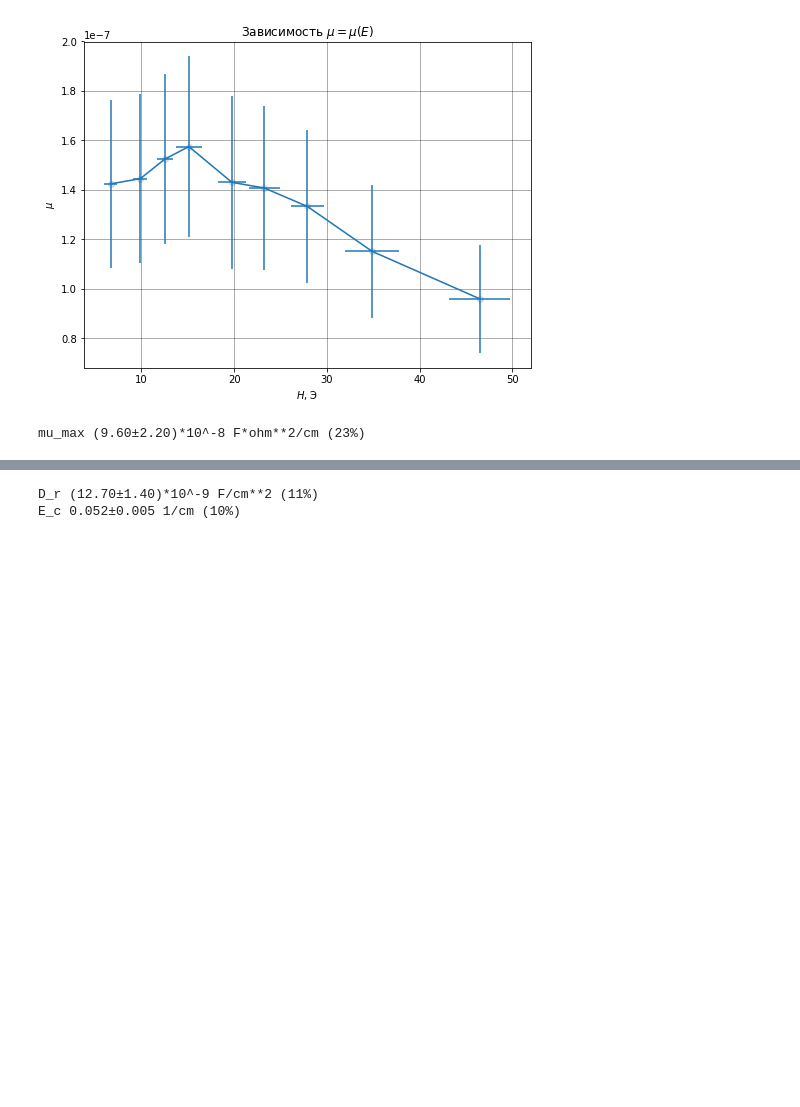
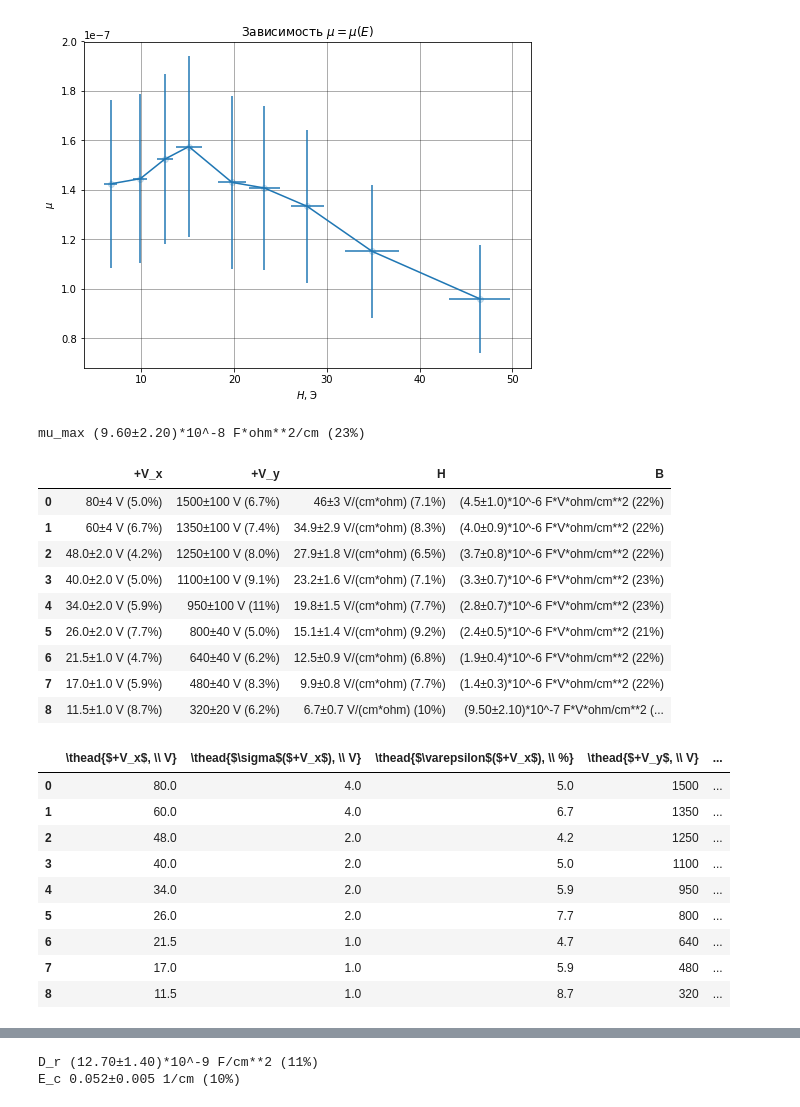
Before and after one commit to Wiki-fan/miptlabs, a Jupyter notebook: 1.1-1.3/lab1.1-1.3.ipynb, the cells around one changed output, grey strips where cells are left out. Drawn from its saved outputs; the diff is of its cells as text; code cells hidden in the pictures; blank space fills up the shorter version.

```diff
--- a/1.1-1.3/lab1.1-1.3.ipynb
+++ b/1.1-1.3/lab1.1-1.3.ipynb
@@ -125,6 +125,32 @@ H_c 10.5±2.4 V/(cm*ohm) (23%)
 [figure]
 [figure]
 mu_max (9.60±2.20)*10^-8 F*ohm**2/cm (23%)
+# %%
+display(df2)
+table_to_print2 = ml.prepare_to_print(df2)
+display(table_to_print2)
+ml.write_latex('table.tex', [ table_to_print2])
+# %% [output]
+|  | +V_x | +V_y | H | B |
+| 0 | 80±4 V (5.0%) | 1500±100 V (6.7%) | 46±3 V/(cm*ohm) (7.1%) | (4.5±1.0)*10^-6 F*V*ohm/cm**2 (22%) |
+| 1 | 60±4 V (6.7%) | 1350±100 V (7.4%) | 34.9±2.9 V/(cm*ohm) (8.3%) | (4.0±0.9)*10^-6 F*V*ohm/cm**2 (22%) |
+| 2 | 48.0±2.0 V (4.2%) | 1250±100 V (8.0%) | 27.9±1.8 V/(cm*ohm) (6.5%) | (3.7±0.8)*10^-6 F*V*ohm/cm**2 (22%) |
+| 3 | 40.0±2.0 V (5.0%) | 1100±100 V (9.1%) | 23.2±1.6 V/(cm*ohm) (7.1%) | (3.3±0.7)*10^-6 F*V*ohm/cm**2 (23%) |
+| 4 | 34.0±2.0 V (5.9%) | 950±100 V (11%) | 19.8±1.5 V/(cm*ohm) (7.7%) | (2.8±0.7)*10^-6 F*V*ohm/cm**2 (23%) |
+| 5 | 26.0±2.0 V (7.7%) | 800±40 V (5.0%) | 15.1±1.4 V/(cm*ohm) (9.2%) | (2.4±0.5)*10^-6 F*V*ohm/cm**2 (21%) |
+| 6 | 21.5±1.0 V (4.7%) | 640±40 V (6.2%) | 12.5±0.9 V/(cm*ohm) (6.8%) | (1.9±0.4)*10^-6 F*V*ohm/cm**2 (22%) |
+| 7 | 17.0±1.0 V (5.9%) | 480±40 V (8.3%) | 9.9±0.8 V/(cm*ohm) (7.7%) | (1.4±0.3)*10^-6 F*V*ohm/cm**2 (22%) |
+| 8 | 11.5±1.0 V (8.7%) | 320±20 V (6.2%) | 6.7±0.7 V/(cm*ohm) (10%) | (9.50±2.10)*10^-7 F*V*ohm/cm**2 (... |
+|  | \thead{$+V_x$, \\ V} | \thead{$\sigma$($+V_x$), \\ V} | \thead{$\varepsilon$($+V_x$), \\ %} | \thead{$+V_y$, \\ V} | ... |
+| 0 | 80.0 | 4.0 | 5.0 | 1500 | ... |
+| 1 | 60.0 | 4.0 | 6.7 | 1350 | ... |
+| 2 | 48.0 | 2.0 | 4.2 | 1250 | ... |
+| 3 | 40.0 | 2.0 | 5.0 | 1100 | ... |
+| 4 | 34.0 | 2.0 | 5.9 | 950 | ... |
+| 5 | 26.0 | 2.0 | 7.7 | 800 | ... |
+| 6 | 21.5 | 1.0 | 4.7 | 640 | ... |
+| 7 | 17.0 | 1.0 | 5.9 | 480 | ... |
+| 8 | 11.5 | 1.0 | 8.7 | 320 | ... |
 # %%
 # Сегнетоэлектрик
 df1 = pd.DataFrame()
```
Also changed, not shown: parts of 5 cells of this notebook, 3 other files.
